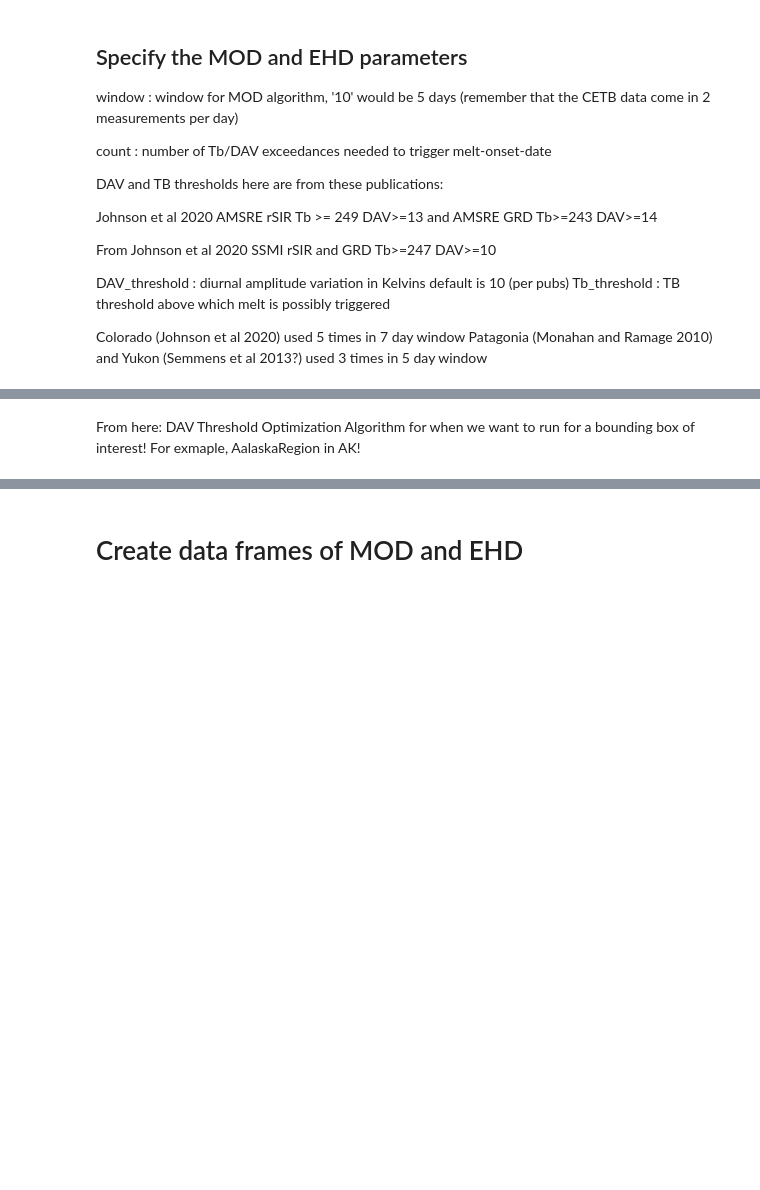
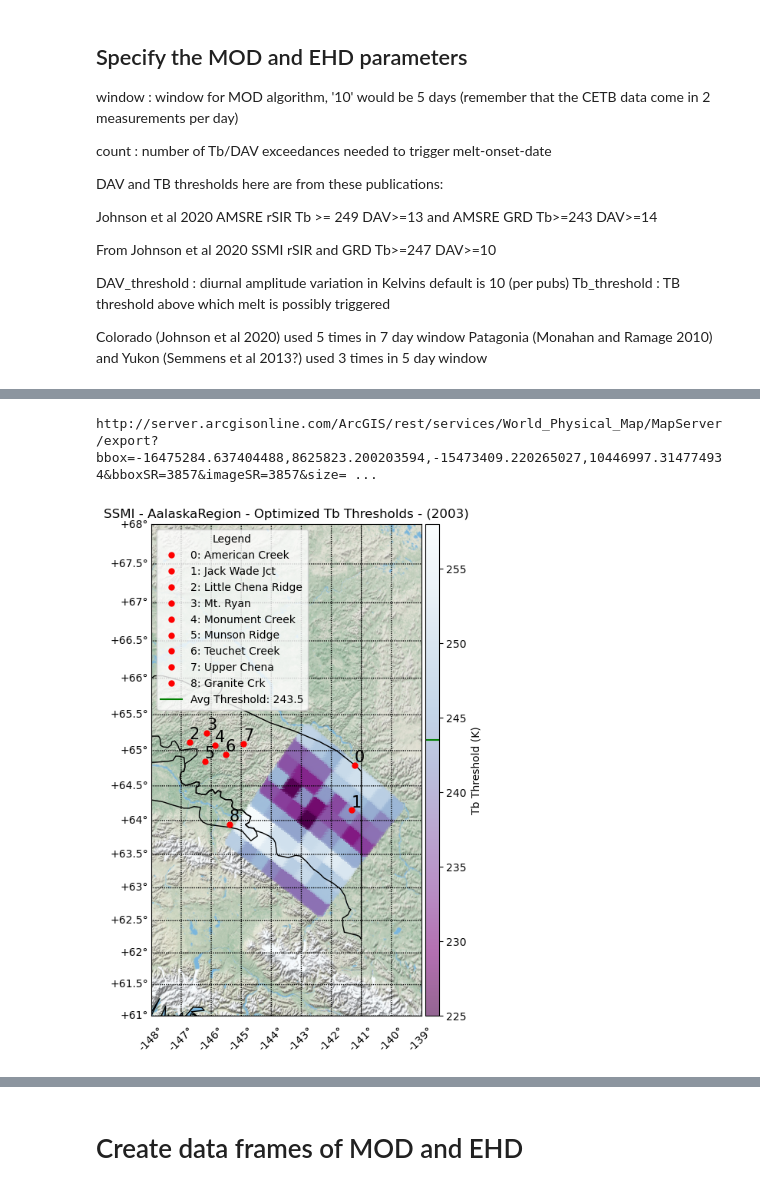
Before and after one commit to mjbrodzik/ipynb_melt_onset, a Jupyter notebook: Analyze_CETB_Cubes.ipynb, the cells around one changed output, grey strips where cells are left out. Saved outputs shown, nothing was run; the diff lists cells and outputs as text; code cells hidden in the pictures; blank space fills up the shorter version.

Commit message:
Updated scripts and Jupyter notebooks of Threshold Optimizations from Mahboubeh

```diff
--- a/Analyze_CETB_Cubes.ipynb
+++ b/Analyze_CETB_Cubes.ipynb
@@ -700,30 +1011,20 @@ pixel_lons_GRD = coordinates2[:,1]
 # %%
-# Read the CSV file and drop columns with all NaN values
-df = pd.read_csv('/home/mabb21/Research/AKEcoregions/Filtered_Sites_with_SnowClasses.csv').dropna(axis=1, how='all')
-Thresholds = pd.read_csv('/home/mabb21/Research/OverallRunLarge/thresholds2003_02.csv').dropna(axis=1, how='all')
+# Read the CSV files and drop columns with all NaN values
+df = pd.read_csv('/home/mabb21/Research/AKEcoregions/Filtered_Sites_with_SnowClasses.csv').dropna(axis=1, how='all') ## SNOTEL sites
+Thresholds = pd.read_csv('/home/mabb21/Research/OverallRunLarge/thresholds2003_02.csv').dropna(axis=1, how='all') ## Tb thresholds
 
 # Assign unique IDs to each site
 df['SiteID'] = df.index.astype(str)
 
-# Read the shapefile
-shp_file = '/home/mabb21/Research/Sites/Ecoregion/AKEcoregions105106.shp'
+# Read the shapefile of interest
+shp_file = '/home/mabb21/Research/Sites/Ecoregion/AKEcoregions105106.shp'  ## Alaska Ecoregions
 gdf = gpd.read_file(shp_file)
 
 
-# Choose plot type - 'year' for one year of interest, 'all' for average of all years
-plot_type = 'year'
+# Choose the year for plot
 year = 2003
-#plot_type = 'all'
-
-# Data for plotting
-if plot_type == 'all':
-    array = MOD_DOY_df['Avg']
-    label = 'AvgDOY' + str(subYears[0]) + '-' + str(subYears[-1])
-    title = f"{sensor_SIR} - {SiteLabel} - MOD_Tb & DAV Legacy - (Avg DOY {subYears[0]}-{subYears[-1]})"
-elif plot_type == 'year':
-    array = Thresholds['Tb Threshold']
-    label = f"{year}DOY"
-    title = f"{sensor_SIR} - {SiteLabel} - Optimized Tb Thresholds - ({year})"
+array = Thresholds['Tb Threshold']
+title = f"{sensor_SIR} - {SiteLabel} - Optimized Tb Thresholds - ({year})"
 
 # Calculate average of Tb Thresholds
 avg_value = array.mean()
@@ -789,32 +1090,33 @@ colorbar_handles = [
 
 # Add colorbar labels to the legend entries
 colorbar_labels = [f"Avg Threshold: {avg_value:.1f}"]
 
 # Combine site and colorbar handles/labels
 combined_handles = handles + colorbar_handles
 combined_labels = legend_entries + colorbar_labels
 
 # Add unified legend
 ax.legend(combined_handles, combined_labels, loc='upper left', title="Legend", fontsize=10)
 
 
 plt.title(title)
 #plt.clim(30, 145)
 
 # Configure colorbar
 divider = make_axes_locatable(ax)
 cax = divider.append_axes("right", size="5%", pad=0.05)
 plt.colorbar(im, cax=cax, label='Tb Threshold (K)')
 
 # Add horizontal lines for min, max, and average values on the colorbar
 cax.axhline(avg_value, color='green', linestyle='-', label=f'Avg: {avg_value:.1f}')
 
 
 # Save the figure
 output_file_path = '/home/mabb21/Research/AKEcoregions/Plots/TbThresholdMap.png'
 plt.savefig(output_file_path, bbox_inches='tight', dpi=300)
 
 # Show the plot
 plt.show()
+# %% [output]
+http://server.arcgisonline.com/ArcGIS/rest/services/World_Physical_Map/MapServer/export?bbox=-16475284.637404488,8625823.200203594,-15473409.220265027,10446997.314774934&bboxSR=3857&imageSR=3857&size= ...
+[figure, added]
-# %% [markdown]
-From here: DAV Threshold Optimization Algorithm for when we want to run for a bounding box of interest! For exmaple, AalaskaRegion in AK!
```
Also changed, not shown: parts of 49 cells of this notebook, 2 other files.
